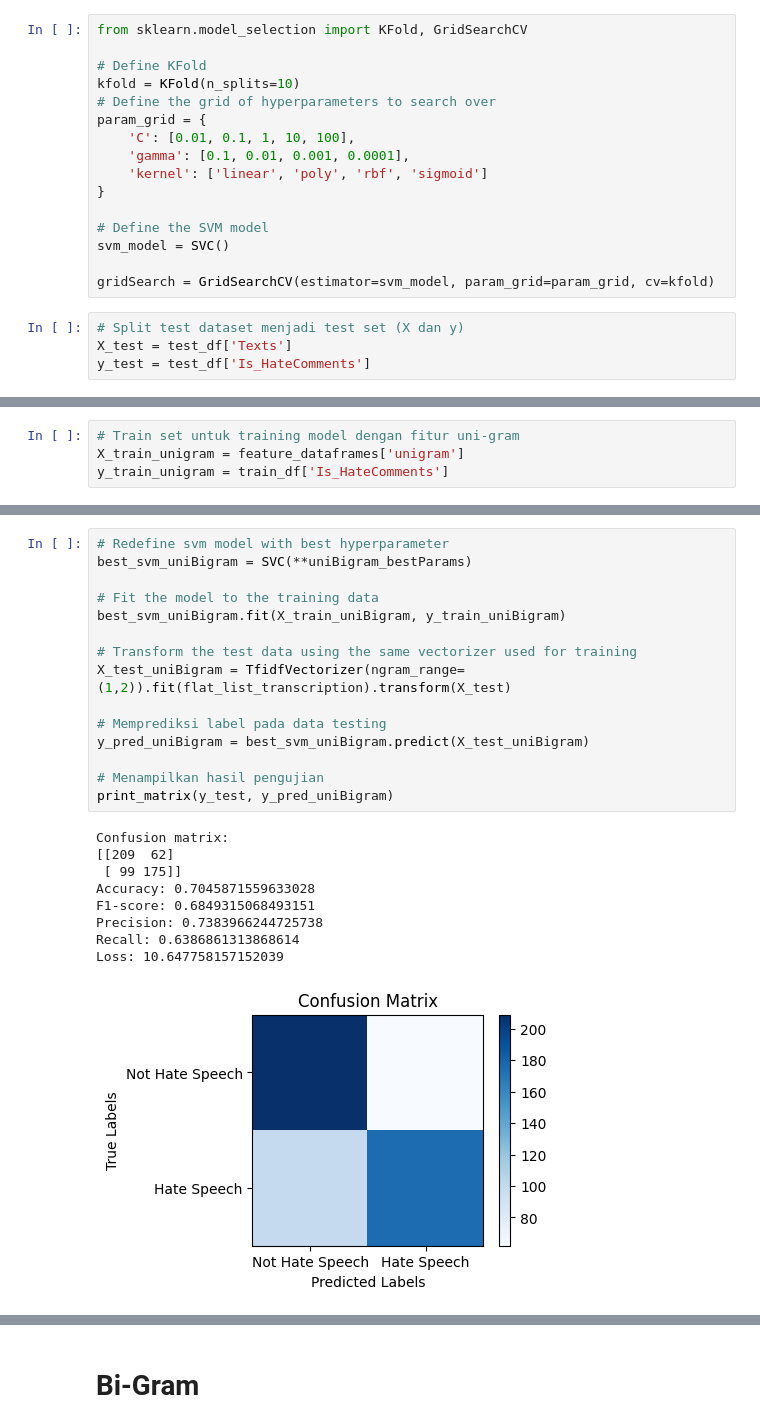
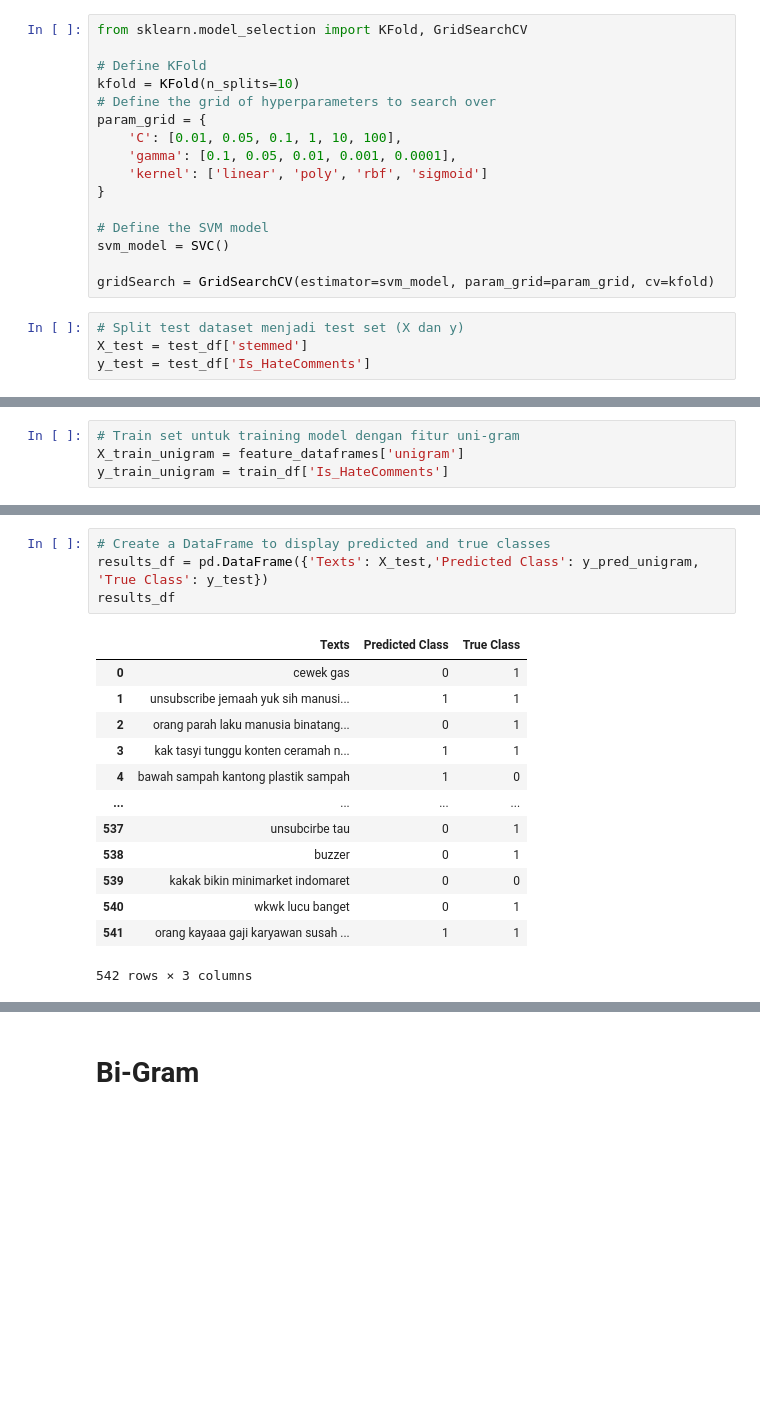
Before and after one commit to Mafatihul/HateComment_Classification, a Jupyter notebook: HateComment_Classification.ipynb, the cells around one changed output, grey strips where cells are left out. Drawn from its saved outputs; the diff is of its cells as text; blank space fills up the shorter version.

```diff
--- a/HateComment_Classification.ipynb
+++ b/HateComment_Classification.ipynb
@@ -280,8 +228,8 @@ from sklearn.model_selection import KFold, GridSearchCV
 kfold = KFold(n_splits=10)
 # Define the grid of hyperparameters to search over
 param_grid = {
-    'C': [0.01, 0.1, 1, 10, 100],
-    'gamma': [0.1, 0.01, 0.001, 0.0001],
+    'C': [0.01, 0.05, 0.1, 1, 10, 100],
+    'gamma': [0.1, 0.05, 0.01, 0.001, 0.0001],
     'kernel': ['linear', 'poly', 'rbf', 'sigmoid']
 }
 
@@ -291,7 +239,7 @@ svm_model = SVC()
 gridSearch = GridSearchCV(estimator=svm_model, param_grid=param_grid, cv=kfold)
 # %%
 # Split test dataset menjadi test set (X dan y)
-X_test = test_df['Texts']
+X_test = test_df['stemmed']
 y_test = test_df['Is_HateComments']
 # %%
 # Import confusion matrix dan fungsi untuk menghitung skor yang diperlukan
@@ -404,25 +334,18 @@ Best hyperparameters:
-# %%
-# Redefine svm model with best hyperparameter
-best_svm_uniBigram = SVC(**uniBigram_bestParams)
-
-# Fit the model to the training data
-best_svm_uniBigram.fit(X_train_uniBigram, y_train_uniBigram)
-
-# Transform the test data using the same vectorizer used for training
-X_test_uniBigram = TfidfVectorizer(ngram_range=(1,2)).fit(flat_list_transcription).transform(X_test)
-
-# Memprediksi label pada data testing
-y_pred_uniBigram = best_svm_uniBigram.predict(X_test_uniBigram)
-
-# Menampilkan hasil pengujian
-print_matrix(y_test, y_pred_uniBigram)
-# %% [output]
-Confusion matrix:
-[[209  62]
- [ 99 175]]
-Accuracy: 0.7045871559633028
-F1-score: 0.6849315068493151
-Precision: 0.7383966244725738
-Recall: 0.6386861313868614
-Loss: 10.647758157152039
-[figure, removed]
+# %%
+# Create a DataFrame to display predicted and true classes
+results_df = pd.DataFrame({'Texts': X_test,'Predicted Class': y_pred_unigram, 'True Class': y_test})
+results_df
+# %% [output]
+|  | Texts | Predicted Class | True Class |
+| 0 | cewek gas | 0 | 1 |
+| 1 | unsubscribe jemaah yuk sih manusi... | 1 | 1 |
+| 2 | orang parah laku manusia binatang... | 0 | 1 |
+| 3 | kak tasyi tunggu konten ceramah n... | 1 | 1 |
+| 4 | bawah sampah kantong plastik sampah | 1 | 0 |
+| ... | ... | ... | ... |
+| 537 | unsubcirbe tau | 0 | 1 |
+| 538 | buzzer | 0 | 1 |
+| 539 | kakak bikin minimarket indomaret | 0 | 0 |
+| 540 | wkwk lucu banget | 0 | 1 |
+| 541 | orang kayaaa gaji karyawan susah ... | 1 | 1 |
+542 rows × 3 columns
```
Also changed, not shown: parts of 32 cells of this notebook.
